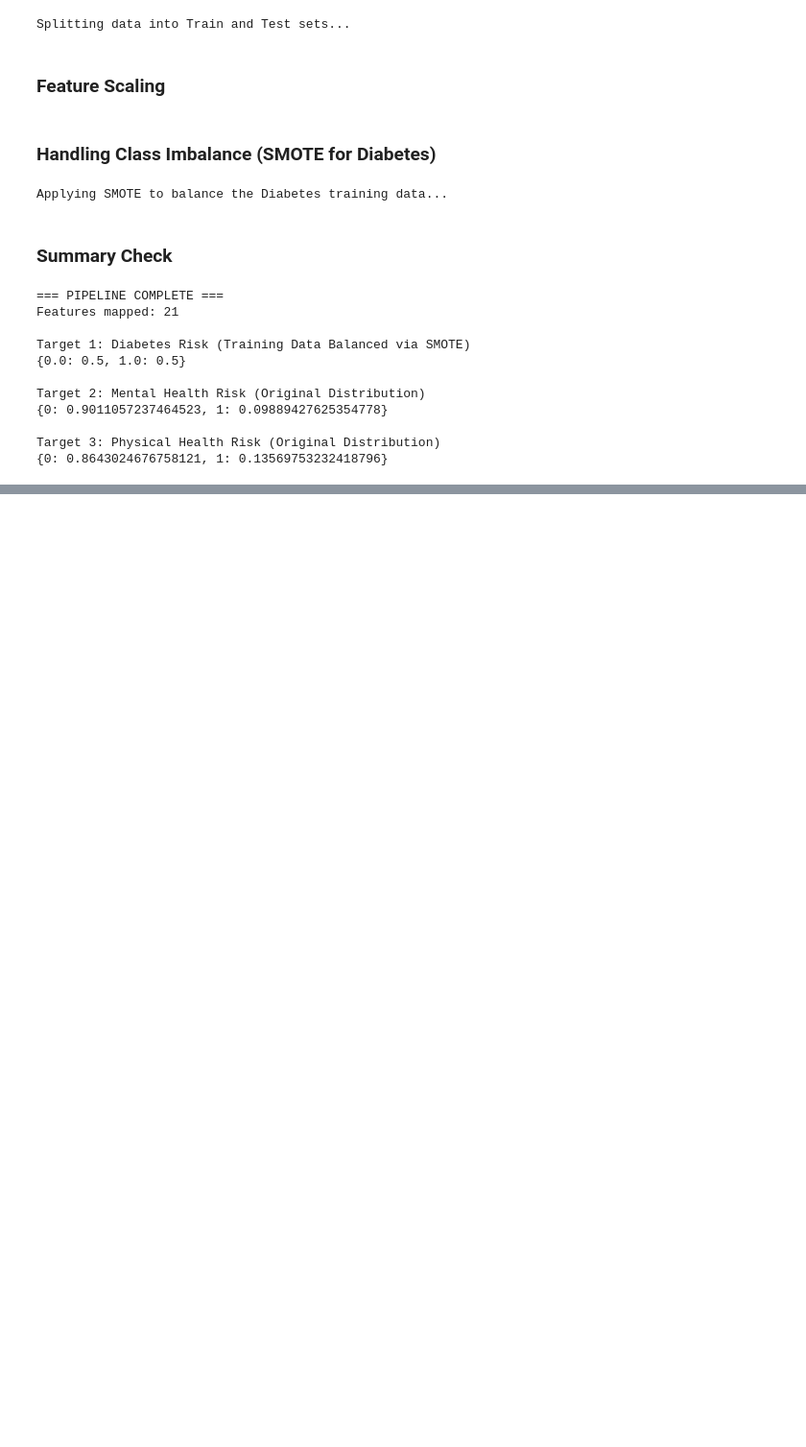
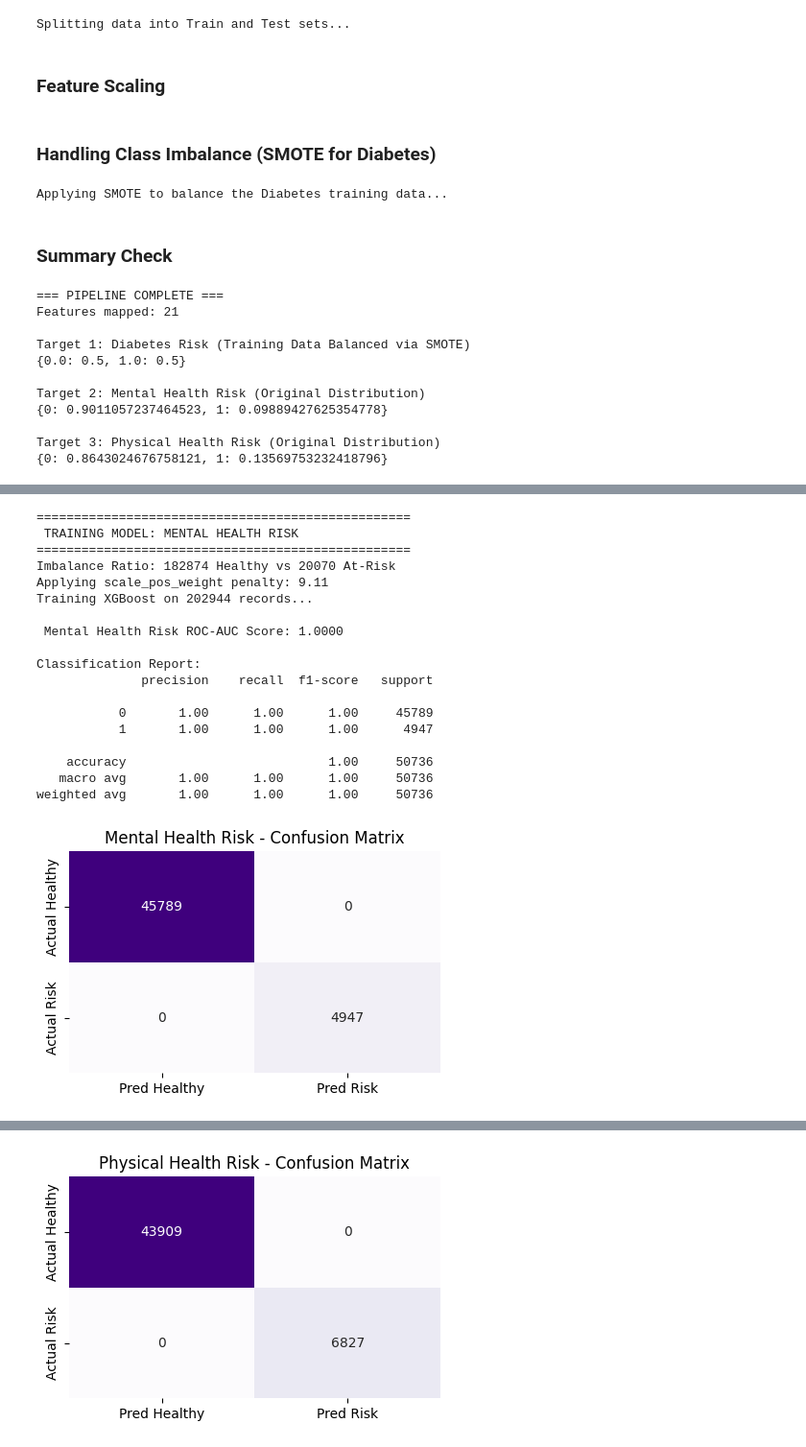
Before and after one commit to avinps/ai-health-coach, a Jupyter notebook: notebooks/diabetes-menhlthl-phyhlth_preprocessing.ipynb, the cells around one changed output, grey strips where cells are left out. Shown at 96% size. Saved outputs shown, nothing was run; the diff lists cells and outputs as text; code cells hidden in the pictures; blank space fills up the shorter version.

Commit message:
Inital basic models and backend created

```diff
--- a/notebooks/diabetes-menhlthl-phyhlth_preprocessing.ipynb
+++ b/notebooks/diabetes-menhlthl-phyhlth_preprocessing.ipynb
@@ -108,0 +123,79 @@ Target 3: Physical Health Risk (Original Distribution)
+# %%
+def train_and_evaluate_imbalanced(X_train, y_train, X_test, y_test, target_name):
+    print(f"\n{'='*50}")
+    print(f" TRAINING MODEL: {target_name.upper()}")
+    print(f"{'='*50}")
+
+    # 1. Calculate the dynamic penalty weight (Majority Count / Minority Count)
+    # This forces the model to care about the 10% minority class
+    class_counts = y_train.value_counts()
+    weight = class_counts[0] / class_counts[1]
+    print(f"Imbalance Ratio: {class_counts[0]} Healthy vs {class_counts[1]} At-Risk")
+    print(f"Applying scale_pos_weight penalty: {weight:.2f}")
+
+    # 2. Initialize Cost-Sensitive XGBoost
+    model = xgb.XGBClassifier(
+        n_estimators=300,
+        max_depth=4,           # Kept shallow to prevent overfitting on the minority class
+        learning_rate=0.05,
+        scale_pos_weight=weight, # THE MAGIC PARAMETER
+        random_state=42,
+        eval_metric='auc',
+        n_jobs=-1
+    )
+
+    # 3. Train
+    print(f"Training XGBoost on {len(X_train)} records...")
+    model.fit(X_train, y_train)
+
+    # 4. Evaluate
+    y_pred_proba = model.predict_proba(X_test)[:, 1]
+    y_pred = model.predict(X_test)
+
+    roc_auc = roc_auc_score(y_test, y_pred_proba)
+    print(f"\n {target_name} ROC-AUC Score: {roc_auc:.4f}")
+    print("\nClassification Report:")
+    print(classification_report(y_test, y_pred))
+
+    # 5. Visual Confusion Matrix
+    plt.figure(figsize=(5, 3))
+    cm = confusion_matrix(y_test, y_pred)
+    sns.heatmap(cm, annot=True, fmt='d', cmap='Purples', cbar=False,
+                xticklabels=['Pred Healthy', 'Pred Risk'],
+                yticklabels=['Actual Healthy', 'Actual Risk'])
+    plt.title(f'{target_name} - Confusion Matrix')
+    plt.show()
+
+    return model
+
+# Train Mental Health Model
+# (Assuming your splits are named X_train, X_test, y_train_mental, y_test_mental)
+mental_model = train_and_evaluate_imbalanced(
+    X_train, y_train_mental, X_test, y_test_mental, "Mental Health Risk"
+)
+
+# Train Physical Health Model
+# (Assuming your splits are named X_train, X_test, y_train_physical, y_test_physical)
+physical_model = train_and_evaluate_imbalanced(
+    X_train, y_train_physical, X_test, y_test_physical, "Physical Health Risk"
+)
+# %% [output]
+==================================================
+ TRAINING MODEL: MENTAL HEALTH RISK
+==================================================
+Imbalance Ratio: 182874 Healthy vs 20070 At-Risk
+Applying scale_pos_weight penalty: 9.11
+Training XGBoost on 202944 records...
+
+ Mental Health Risk ROC-AUC Score: 1.0000
+
+Classification Report:
+              precision    recall  f1-score   support
+
+           0       1.00      1.00      1.00     45789
+           1       1.00      1.00      1.00      4947
+
+    accuracy                           1.00     50736
+   macro avg       1.00      1.00      1.00     50736
+weighted avg       1.00      1.00      1.00     50736
+[figure, added]
@@ -108,0 +220 @@ Target 3: Physical Health Risk (Original Distribution)
+[figure, added]
```
Also changed, not shown: parts of 14 cells of this notebook, 13 other files.
